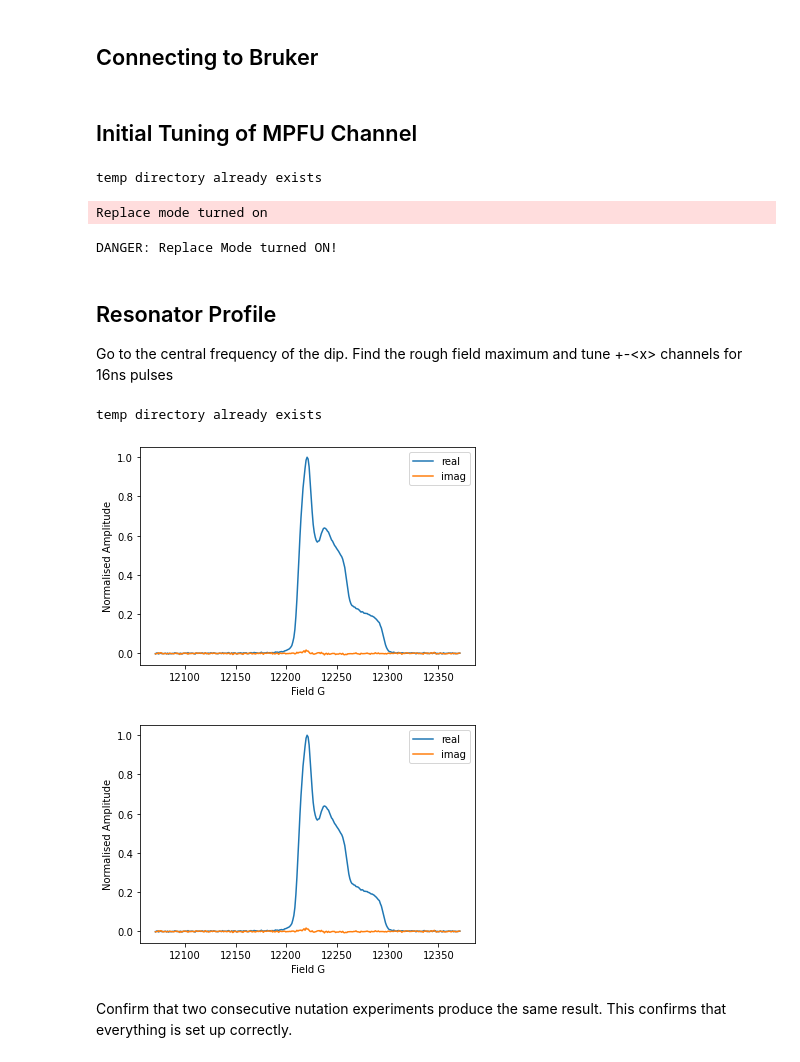
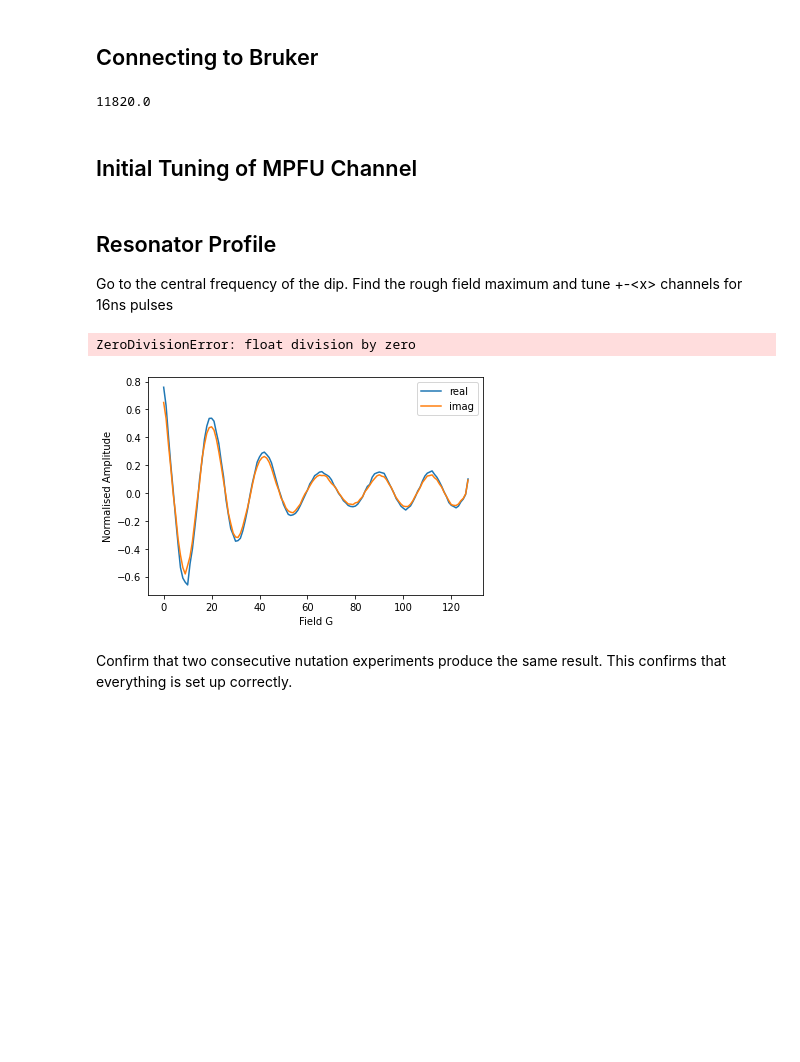
Before and after one commit to JeschkeLab/autoDEER, a Jupyter notebook: Jupyter_Notebooks/awg/5pdeer_demo.ipynb, the cells around one changed output. Saved outputs shown, nothing was run; the diff lists cells and outputs as text; code cells hidden in the pictures; blank space fills up the shorter version.

```diff
--- a/Jupyter_Notebooks/awg/5pdeer_demo.ipynb
+++ b/Jupyter_Notebooks/awg/5pdeer_demo.ipynb
@@ -43,6 +43,10 @@ if xepr.hidden['PlsPrgCalDbName'].value != 'Q_awgins2013':
     xepr.hidden['PlsPrgCalDbName'].value = 'Q_awgins2013'
     xepr.hidden['PlsPrgCalDbLoad']
     xepr.hidden['ApplyCfg']
+# %%
+xepr.set_field(11820)
+# %% [output]
+11820.0
 # %% [markdown]
 ## Initial Tuning of MPFU Channel
 # %%
@@ -51,14 +55,10 @@ exp.run_general(xepr,
     ["pi/2 tp=p1 +<x>/-<x>","+<x> (pi/2)"],
     {"PhaseCycle":False},
     {"p0":16,"p1":16,"h":20,"n":2})
-# %% [output]
-temp directory already exists
-Replace mode turned on
-DANGER: Replace Mode turned ON!
 # %% [markdown]
 ## Resonator Profile
 
 Go to the central frequency of the dip.
 Find the rough field maximum and tune +-\<x\> channels for 16ns pulses
 # %%
-xepr.cur_exp['CenterField'].value = 12220
+xepr.cur_exp['CenterField'].value = 8000
@@ -73,21 +70,22 @@ exp.run_general(xepr,
     {"p0":16,"p1":16,"h":25,"n":1,"d0":600})
 
 time.sleep(10)
-
-fs_data = xepr.acquire_scan()
-fs = FieldSweep()
-fs.import_from_dataclass(fs_data)
-fs.find_max()
-
-xepr.set_field(fs.max_field)
-Bc = xepr.get_field()
-fc = xepr.get_counterfreq()
-
-fs.plot()
-# %% [output]
-temp directory already exists
-[figure, removed]
-[figure, removed]
+# %%
+fs_data = xepr.acquire_scan()
+fs = FieldSweep()
+fs.import_from_dataclass(fs_data)
+fs.find_max()
+
+xepr.set_field(fs.max_field)
+Bc = xepr.get_field()
+fc = xepr.get_counterfreq()
+
+fs.plot()
+gyro_exp = fc/Bc
+print(gyro_exp)
+# %% [output]
+ZeroDivisionError: float division by zero
+[figure, added]
 # %% [markdown]
 Confirm that two consecutive nutation experiments produce the same result. This confirms that everything is set up correctly.
 # %%
```
Also changed, not shown: parts of 19 cells of this notebook, 3 other files.
